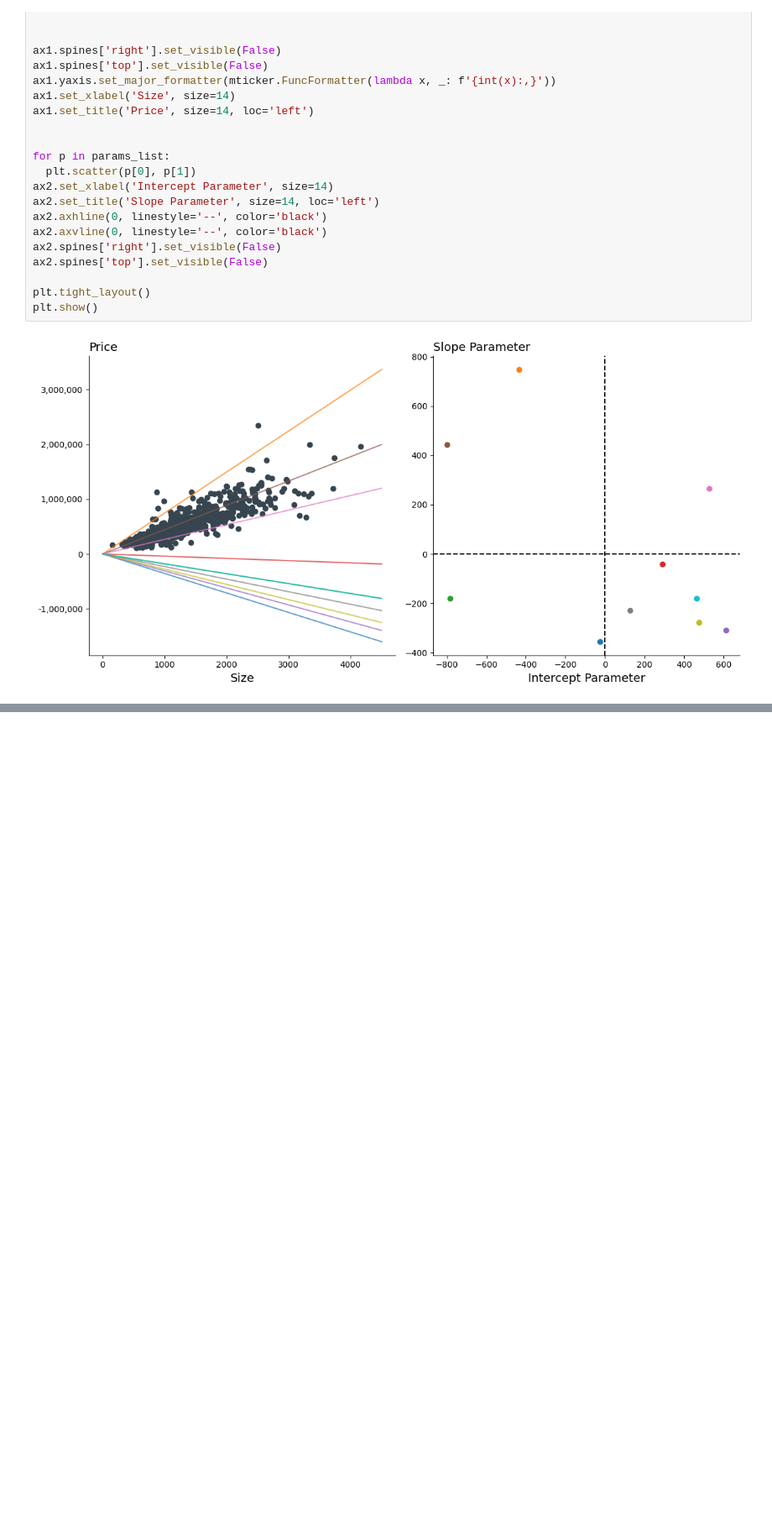
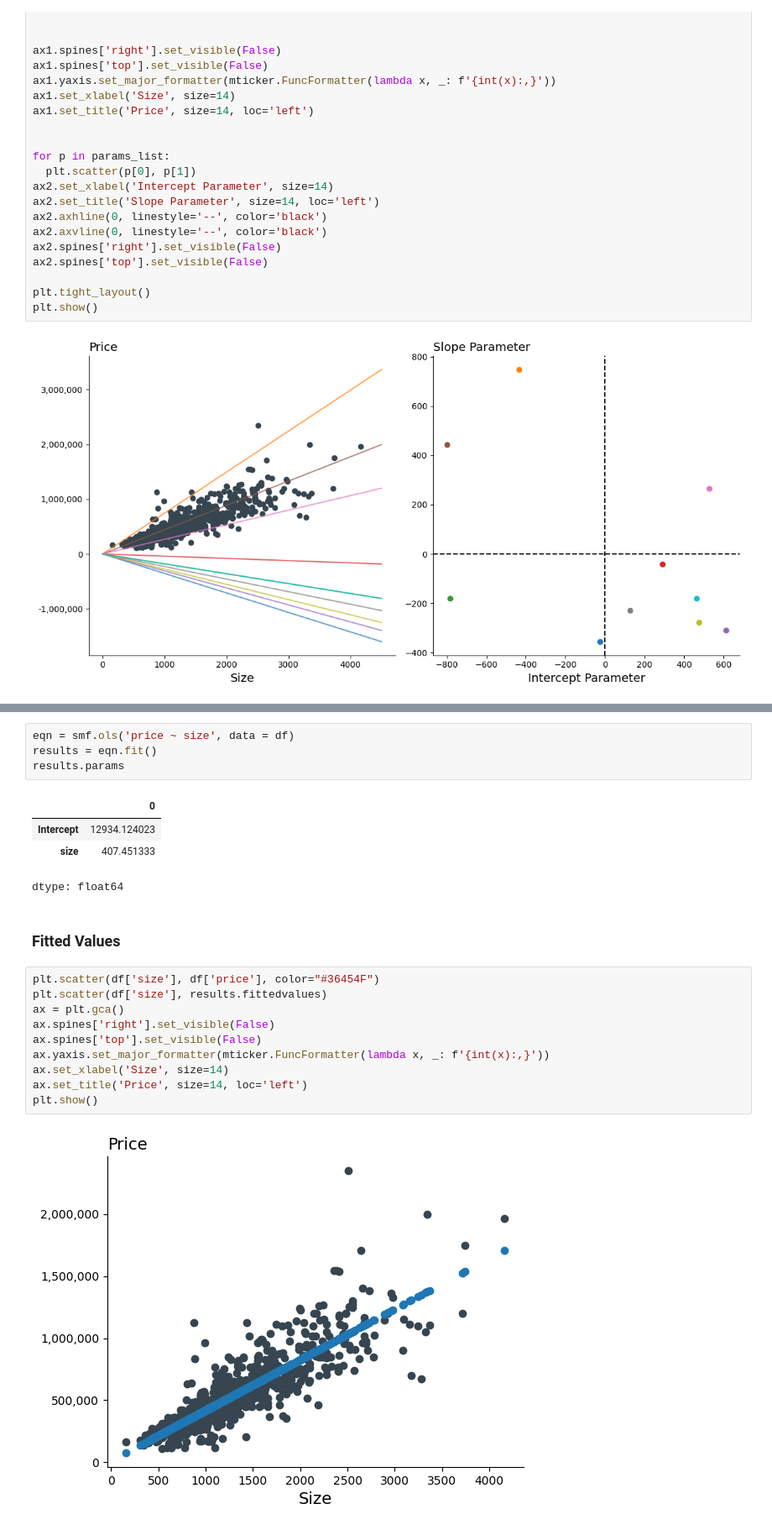
Before and after one commit to pharringtonp19/business-analytics, a Jupyter notebook: notebooks/regression1.ipynb, the cells around one changed output, grey strips where cells are left out. Shown at 84% size. Cells and saved outputs as stored; diff of their text form; blank space fills up the shorter version.

```diff
--- a/notebooks/regression1.ipynb
+++ b/notebooks/regression1.ipynb
@@ -150,0 +152,23 @@ plt.show()
+# %%
+eqn = smf.ols('price ~ size', data = df)
+results = eqn.fit()
+results.params
+# %% [output]
+|  | 0 |
+| Intercept | 12934.124023 |
+| size | 407.451333 |
+dtype: float64
+# %% [markdown]
+### **Fitted Values**
+# %%
+plt.scatter(df['size'], df['price'], color="#36454F")
+plt.scatter(df['size'], results.fittedvalues)
+ax = plt.gca()
+ax.spines['right'].set_visible(False)
+ax.spines['top'].set_visible(False)
+ax.yaxis.set_major_formatter(mticker.FuncFormatter(lambda x, _: f'{int(x):,}'))
+ax.set_xlabel('Size', size=14)
+ax.set_title('Price', size=14, loc='left')
+plt.show()
+# %% [output]
+[figure, added]
```
Also changed, not shown: parts of 5 cells of this notebook.
